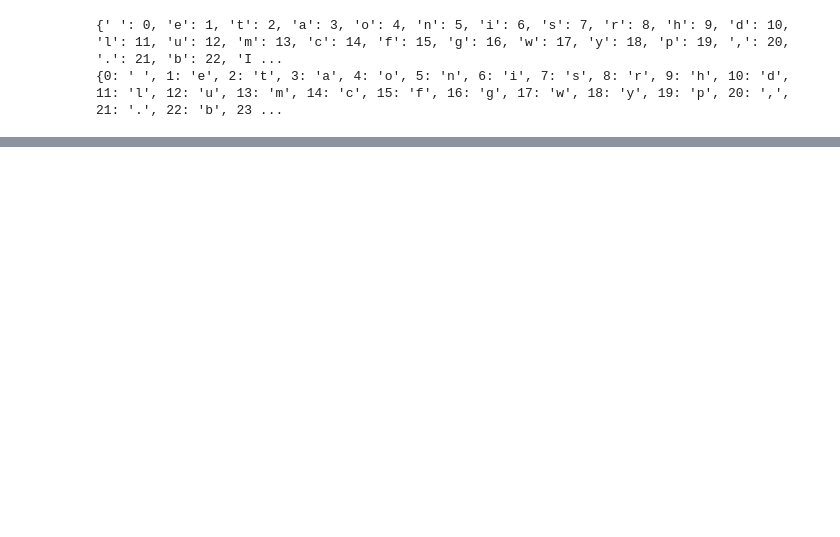
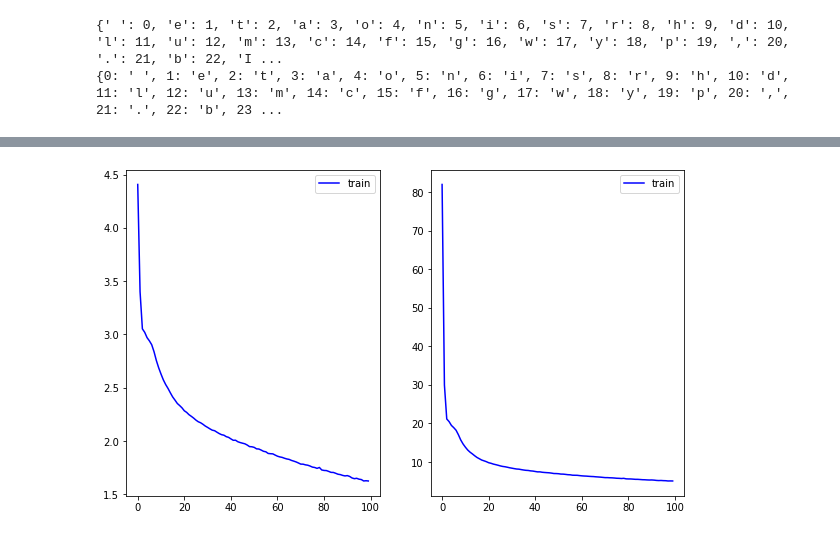
Before and after one commit to kiyalab-tmu/2021-sem1-rinko, a Jupyter notebook: mikisanmktn/chapter05.ipynb, the cells around one changed output, grey strips where cells are left out. Cells and saved outputs as stored; diff of their text form; code cells hidden in the pictures; blank space fills up the shorter version.

```diff
--- a/mikisanmktn/chapter05.ipynb
+++ b/mikisanmktn/chapter05.ipynb
@@ -256,0 +365,44 @@ Best train loss=1.82 Best train ppl=6.17
+# %%
+#LSTM
+epoch = 100
+TRAIN_BATCH_SIZE = 64
+device = f"cuda:{0}" if torch.cuda.is_available() else "cpu"
+
+data_id = encode(corpus,word2id)
+dataset = TextDataset(data_id)
+train_dl = DataLoader(dataset, batch_size=TRAIN_BATCH_SIZE, drop_last=True)
+
+HIDDEN_DIM = 256
+VOCAB_SIZE = len(id2word)
+model = TextLSTMModel(HIDDEN_DIM, VOCAB_SIZE)
+model.to(device)
+criterion = nn.CrossEntropyLoss(reduction='mean', ignore_index=93)
+optimizer = optim.Adam(model.parameters(), lr=0.001, betas=(0.9, 0.999), amsgrad=True)
+
+train_loss_list, train_ppl_list = [],[]
+best_train_loss, best_train_ppl = None, None
+count = 0
+
+for i in range(epoch):
+    loss, ppl = one_epoch(model, train_dl, device, criterion, optimizer)
+    train_loss_list.append(loss)
+    train_ppl_list.append(ppl)
+
+    if i==0 or best_train_loss >= loss:
+        best_train_loss = loss
+        best_train_ppl = ppl
+    if i%5 == 0:
+        print('EPOCH:{:}, Train: loss={:.3}, ppl={:.3}'.format(i,loss, ppl))
+
+print('Best train loss={:.3} Best train ppl={:.3}'.format(best_train_loss, best_train_ppl))
+
+fig= plt.figure(figsize=(10.0, 6.0))
+ax1 = fig.add_subplot(1,2,1)
+ax1.plot(train_loss_list, 'b', label='train')
+ax1.legend()
+
+ax2 = fig.add_subplot(1,2,2)
+ax2.plot(train_ppl_list, 'b', label='train')
+ax2.legend()
+plt.show()
+# %% [output]
@@ -257,3 +426,4 @@ Best train loss=1.82 Best train ppl=6.17
+[figure, added]
 # %%
 model.eval()
 morphemes = ['T', 'H', 'Y']
```
Also changed, not shown: parts of 5 cells of this notebook.
